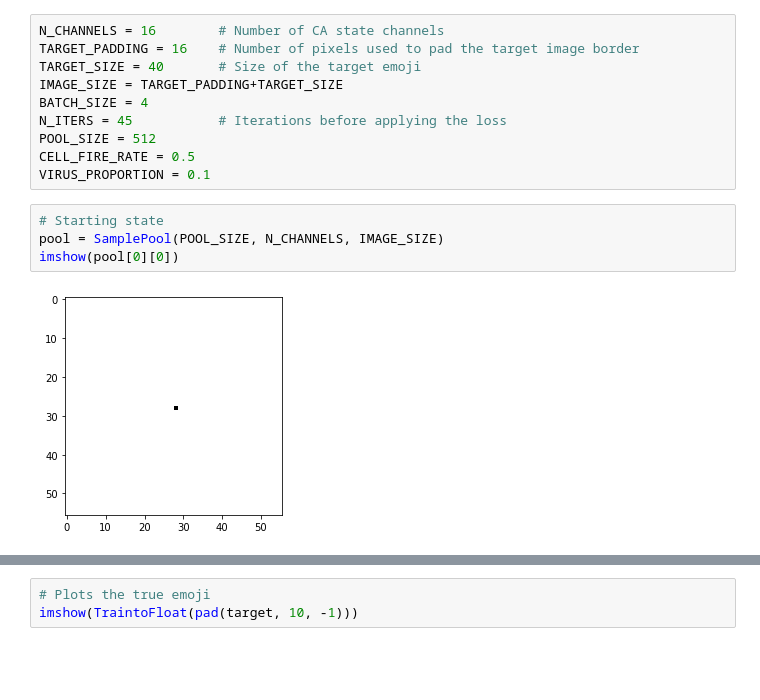
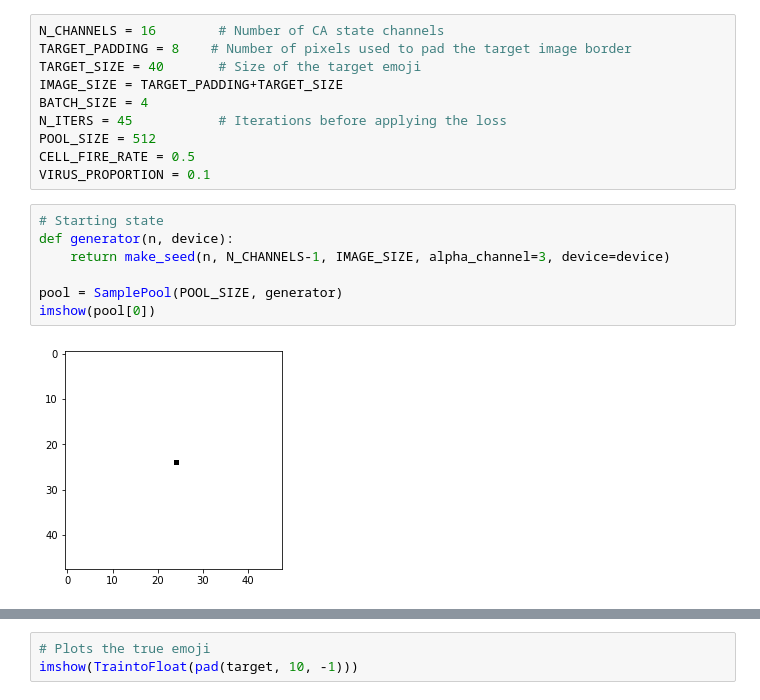
Before and after one commit to LetteraUnica/neural_cellular_automata, a Jupyter notebook: pytorch_ca/virus_CA.ipynb, the cells around one changed output, grey strips where cells are left out. Drawn from its saved outputs; the diff is of its cells as text; blank space fills up the shorter version.

```diff
--- a/pytorch_ca/virus_CA.ipynb
+++ b/pytorch_ca/virus_CA.ipynb
@@ -11,6 +20,6 @@ from src import *
 # %%
 N_CHANNELS = 16        # Number of CA state channels
-TARGET_PADDING = 16    # Number of pixels used to pad the target image border
+TARGET_PADDING = 8    # Number of pixels used to pad the target image border
 TARGET_SIZE = 40       # Size of the target emoji
 IMAGE_SIZE = TARGET_PADDING+TARGET_SIZE
 BATCH_SIZE = 4
@@ -20,9 +29,12 @@ CELL_FIRE_RATE = 0.5
 VIRUS_PROPORTION = 0.1
 # %%
 # Starting state
-pool = SamplePool(POOL_SIZE, N_CHANNELS, IMAGE_SIZE)
-imshow(pool[0][0])
+def generator(n, device):
+    return make_seed(n, N_CHANNELS-1, IMAGE_SIZE, alpha_channel=3, device=device)
+
+pool = SamplePool(POOL_SIZE, generator)
+imshow(pool[0])
 # %% [output]
-[figure, old version]
+[figure, new version]
 # %%
 # Imports the target emoji
```
Also changed, not shown: parts of 14 cells of this notebook, 8 other files.
